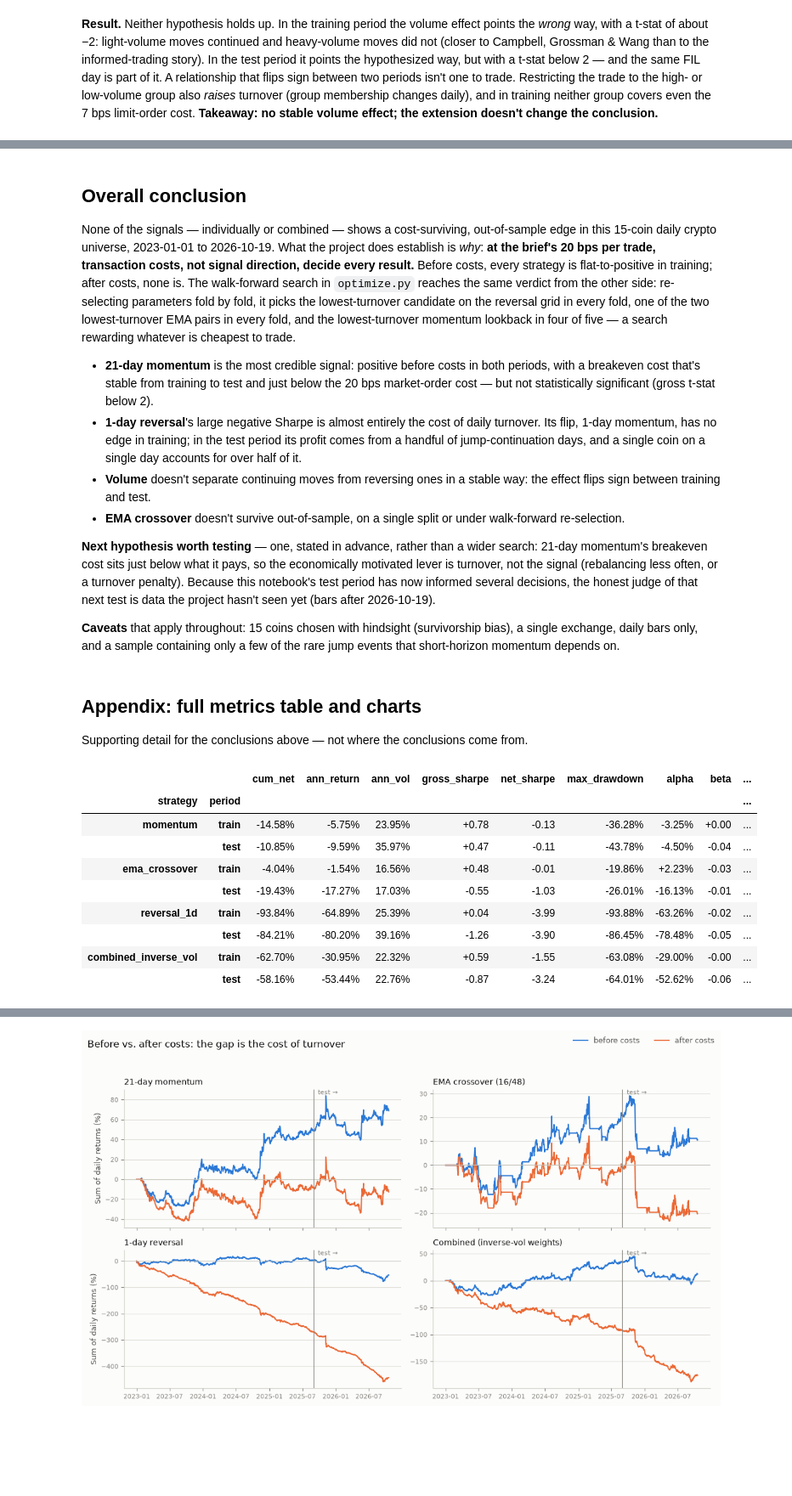
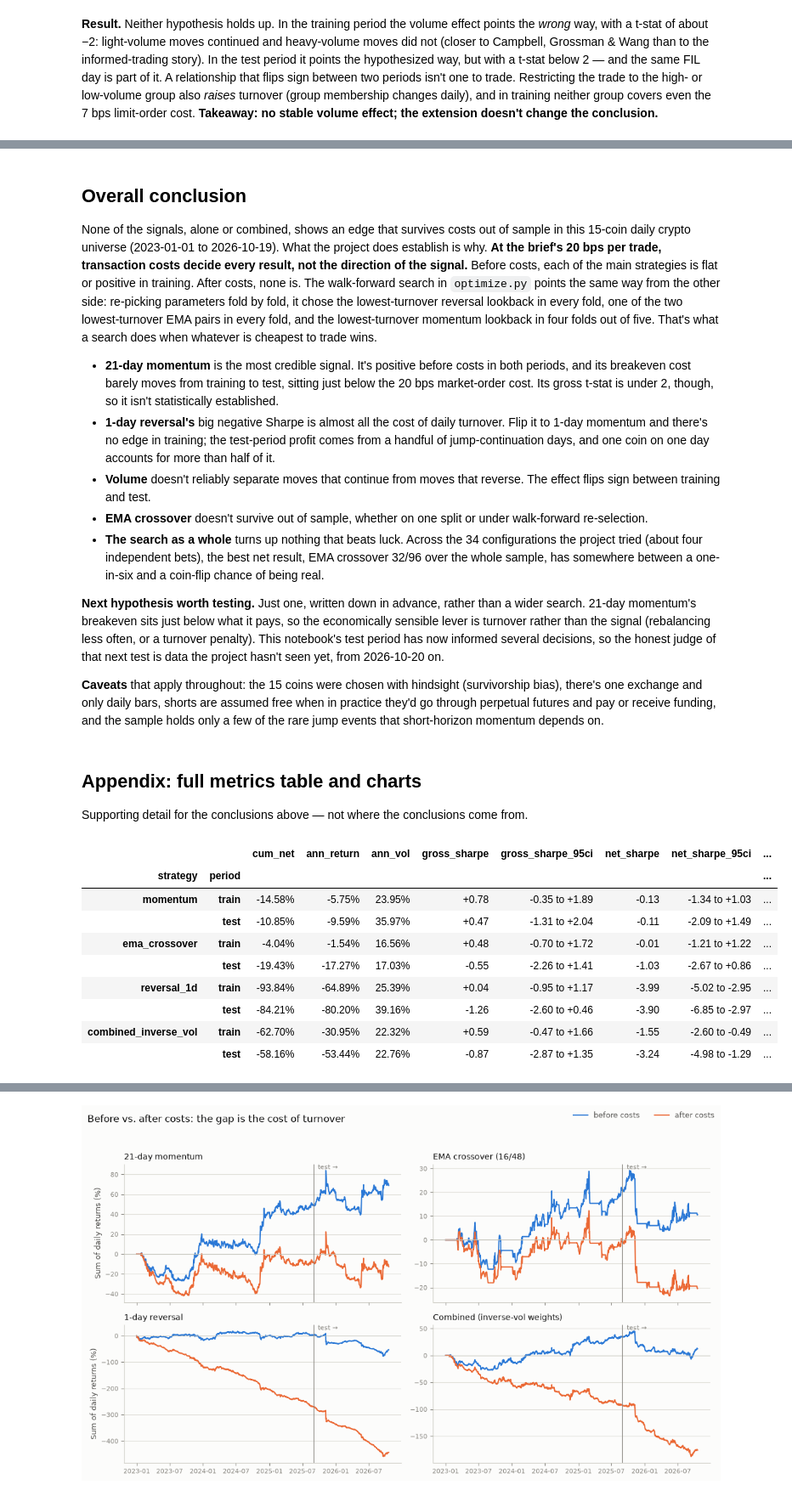
Before and after one commit to ravirajlondhepatil/quant-class-project, a Jupyter notebook: notebooks/performance_summary.ipynb, the cells around one changed output, grey strips where cells are left out. Shown at 85% size. Drawn from its saved outputs; the diff is of its cells as text; code cells hidden in the pictures; blank space fills up the shorter version.

Commit message:
fix: tried to improve the results

```diff
--- a/notebooks/performance_summary.ipynb
+++ b/notebooks/performance_summary.ipynb
@@ -521,43 +577,17 @@ doesn't change the conclusion.**
 # %% [markdown]
 ## Overall conclusion
 
-None of the signals — individually or combined — shows a cost-surviving,
-out-of-sample edge in this 15-coin daily crypto universe, 2023-01-01 to
-2026-10-19. What the project does establish is *why*: **at the brief's
-20 bps per trade, transaction costs, not signal direction, decide every
-result.** Before costs, every strategy is flat-to-positive in training;
-after costs, none is. The walk-forward search in `optimize.py` reaches
-the same verdict from the other side: re-selecting parameters fold by
-fold, it picks the lowest-turnover candidate on the reversal grid in every
-fold, one of the two lowest-turnover EMA pairs in every fold, and the
-lowest-turnover momentum lookback in four of five — a search rewarding
-whatever is cheapest to trade.
+None of the signals, alone or combined, shows an edge that survives costs out of sample in this 15-coin daily crypto universe (2023-01-01 to 2026-10-19). What the project does establish is why. **At the brief's 20 bps per trade, transaction costs decide every result, not the direction of the signal.** Before costs, each of the main strategies is flat or positive in training. After costs, none is. The walk-forward search in `optimize.py` points the same way from the other side: re-picking parameters fold by fold, it chose the lowest-turnover reversal lookback in every fold, one of the two lowest-turnover EMA pairs in every fold, and the lowest-turnover momentum lookback in four folds out of five. That's what a search does when whatever is cheapest to trade wins.
 
-- **21-day momentum** is the most credible signal: positive before costs
-  in both periods, with a breakeven cost that's stable from training to
-  test and just below the 20 bps market-order cost — but not
-  statistically significant (gross t-stat below 2).
-- **1-day reversal**'s large negative Sharpe is almost entirely the cost
-  of daily turnover. Its flip, 1-day momentum, has no edge in training;
-  in the test period its profit comes from a handful of
-  jump-continuation days, and a single coin on a single day accounts for
-  over half of it.
-- **Volume** doesn't separate continuing moves from reversing ones in a
-  stable way: the effect flips sign between training and test.
-- **EMA crossover** doesn't survive out-of-sample, on a single split or
-  under walk-forward re-selection.
+- **21-day momentum** is the most credible signal. It's positive before costs in both periods, and its breakeven cost barely moves from training to test, sitting just below the 20 bps market-order cost. Its gross t-stat is under 2, though, so it isn't statistically established.
+- **1-day reversal's** big negative Sharpe is almost all the cost of daily turnover. Flip it to 1-day momentum and there's no edge in training; the test-period profit comes from a handful of jump-continuation days, and one coin on one day accounts for more than half of it.
+- **Volume** doesn't reliably separate moves that continue from moves that reverse. The effect flips sign between training and test.
+- **EMA crossover** doesn't survive out of sample, whether on one split or under walk-forward re-selection.
+- **The search as a whole** turns up nothing that beats luck. Across the 34 configurations the project tried (about four independent bets), the best net result, EMA crossover 32/96 over the whole sample, has somewhere between a one-in-six and a coin-flip chance of being real.
 
-**Next hypothesis worth testing** — one, stated in advance, rather than a
-wider search: 21-day momentum's breakeven cost sits just below what it
-pays, so the economically motivated lever is turnover, not the signal
-(rebalancing less often, or a turnover penalty). Because this notebook's
-test period has now informed several decisions, the honest judge of that
-next test is data the project hasn't seen yet (bars after 2026-10-19).
+**Next hypothesis worth testing.** Just one, written down in advance, rather than a wider search. 21-day momentum's breakeven sits just below what it pays, so the economically sensible lever is turnover rather than the signal (rebalancing less often, or a turnover penalty). This notebook's test period has now informed several decisions, so the honest judge of that next test is data the project hasn't seen yet, from 2026-10-20 on.
 
-**Caveats** that apply throughout: 15 coins chosen with hindsight
-(survivorship bias), a single exchange, daily bars only, and a sample
-containing only a few of the rare jump events that short-horizon momentum
-depends on.
+**Caveats** that apply throughout: the 15 coins were chosen with hindsight (survivorship bias), there's one exchange and only daily bars, shorts are assumed free when in practice they'd go through perpetual futures and pay or receive funding, and the sample holds only a few of the rare jump events that short-horizon momentum depends on.
 # %% [markdown]
 ## Appendix: full metrics table and charts
 
@@ -572,47 +602,51 @@ for name, result in all_results.items():
         ("test", test_report, split.test_prices.index),
     ]:
         sliced = slice_backtest_result(result, index)
+        gross_low, gross_high = sharpe_confidence_interval(sliced.gross_returns)
+        net_low, net_high = sharpe_confidence_interval(sliced.net_returns)
         rows[(name, period)] = {
             "cum_net": report.cumulative_net.iloc[-1],
             "ann_return": report.annualized_return,
             "ann_vol": report.annualized_volatility,
             "gross_sharpe": sharpe_ratio(sliced.gross_returns),
+            "gross_sharpe_95ci": f"{gross_low:+.2f} to {gross_high:+.2f}",
             "net_sharpe": report.sharpe_ratio,
+            "net_sharpe_95ci": f"{net_low:+.2f} to {net_high:+.2f}",
             "max_drawdown": report.max_drawdown,
             "alpha": report.alpha,
             "beta": report.beta,
             "alpha_t_stat": report.alpha_t_stat,
             "correlation": report.correlation,
             "turnover": sliced.turnover.mean(),
             "breakeven_bps": breakeven_cost_bps(sliced.gross_returns, sliced.turnover),
         }
 
 metrics = pd.DataFrame(rows).T
 metrics.index.names = ["strategy", "period"]
 metrics.style.format(
     {
         "cum_net": "{:+.2%}",
         "ann_return": "{:+.2%}",
         "ann_vol": "{:.2%}",
         "gross_sharpe": "{:+.2f}",
         "net_sharpe": "{:+.2f}",
         "max_drawdown": "{:.2%}",
         "alpha": "{:+.2%}",
         "beta": "{:+.2f}",
         "alpha_t_stat": "{:+.2f}",
         "correlation": "{:+.2f}",
         "turnover": "{:.2f}",
         "breakeven_bps": "{:+.1f}",
     }
 )
 # %% [output]
-|  |  | cum_net | ann_return | ann_vol | gross_sharpe | net_sharpe | max_drawdown | alpha | beta | ... |
-| strategy | period |  |  |  |  |  |  |  |  | ... |
-| momentum | train | -14.58% | -5.75% | 23.95% | +0.78 | -0.13 | -36.28% | -3.25% | +0.00 | ... |
-|  | test | -10.85% | -9.59% | 35.97% | +0.47 | -0.11 | -43.78% | -4.50% | -0.04 | ... |
-| ema_crossover | train | -4.04% | -1.54% | 16.56% | +0.48 | -0.01 | -19.86% | +2.23% | -0.03 | ... |
-|  | test | -19.43% | -17.27% | 17.03% | -0.55 | -1.03 | -26.01% | -16.13% | -0.01 | ... |
-| reversal_1d | train | -93.84% | -64.89% | 25.39% | +0.04 | -3.99 | -93.88% | -63.26% | -0.02 | ... |
-|  | test | -84.21% | -80.20% | 39.16% | -1.26 | -3.90 | -86.45% | -78.48% | -0.05 | ... |
-| combined_inverse_vol | train | -62.70% | -30.95% | 22.32% | +0.59 | -1.55 | -63.08% | -29.00% | -0.00 | ... |
-|  | test | -58.16% | -53.44% | 22.76% | -0.87 | -3.24 | -64.01% | -52.62% | -0.06 | ... |
+|  |  | cum_net | ann_return | ann_vol | gross_sharpe | gross_sharpe_95ci | net_sharpe | net_sharpe_95ci | ... |
+| strategy | period |  |  |  |  |  |  |  | ... |
+| momentum | train | -14.58% | -5.75% | 23.95% | +0.78 | -0.35 to +1.89 | -0.13 | -1.34 to +1.03 | ... |
+|  | test | -10.85% | -9.59% | 35.97% | +0.47 | -1.31 to +2.04 | -0.11 | -2.09 to +1.49 | ... |
+| ema_crossover | train | -4.04% | -1.54% | 16.56% | +0.48 | -0.70 to +1.72 | -0.01 | -1.21 to +1.22 | ... |
+|  | test | -19.43% | -17.27% | 17.03% | -0.55 | -2.26 to +1.41 | -1.03 | -2.67 to +0.86 | ... |
+| reversal_1d | train | -93.84% | -64.89% | 25.39% | +0.04 | -0.95 to +1.17 | -3.99 | -5.02 to -2.95 | ... |
+|  | test | -84.21% | -80.20% | 39.16% | -1.26 | -2.60 to +0.46 | -3.90 | -6.85 to -2.97 | ... |
+| combined_inverse_vol | train | -62.70% | -30.95% | 22.32% | +0.59 | -0.47 to +1.66 | -1.55 | -2.60 to -0.49 | ... |
+|  | test | -58.16% | -53.44% | 22.76% | -0.87 | -2.87 to +1.35 | -3.24 | -4.98 to -1.29 | ... |
```
Also changed, not shown: parts of 11 cells of this notebook, 5 other files.
